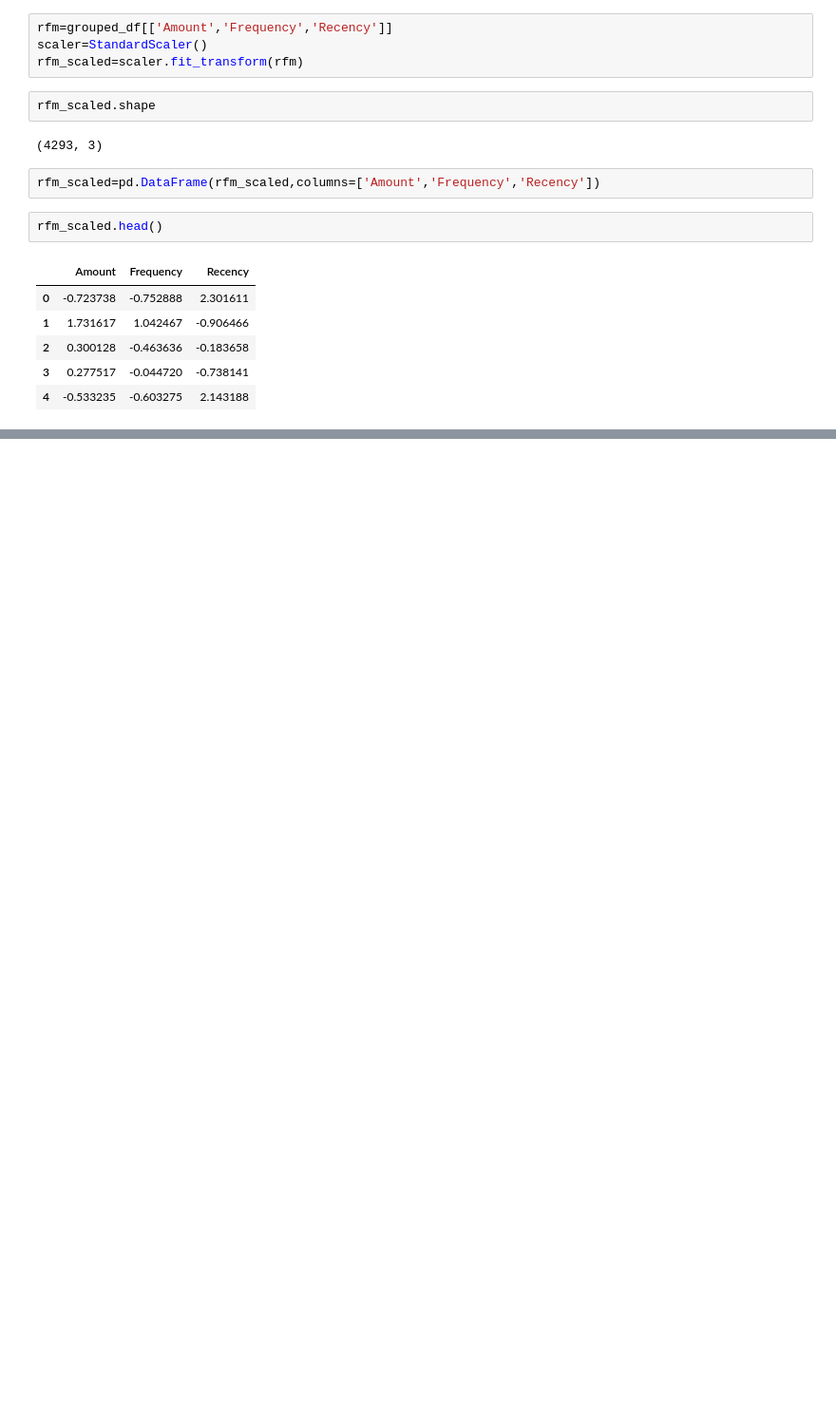
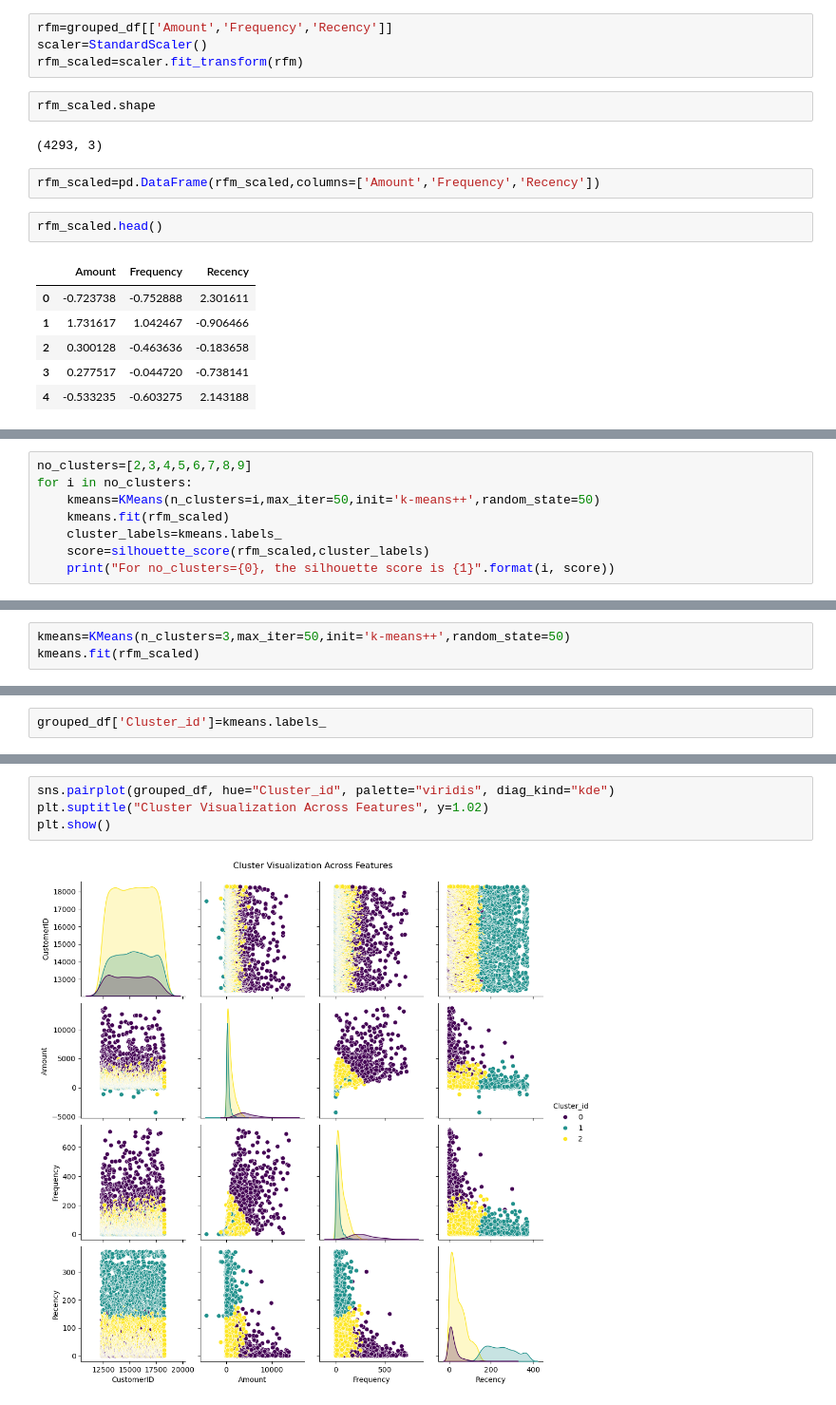
Before and after one commit to shekharHimanshuBang/ML_Cluster, a Jupyter notebook: CustomerSegmentation.ipynb, the cells around one changed output, grey strips where cells are left out. Shown at 95% size. Cells and saved outputs as stored; diff of their text form; blank space fills up the shorter version.

```diff
--- a/CustomerSegmentation.ipynb
+++ b/CustomerSegmentation.ipynb
@@ -260,0 +274,8 @@ rfm_scaled.head()
+# %%
+no_clusters=[2,3,4,5,6,7,8,9]
+for i in no_clusters:
+    kmeans=KMeans(n_clusters=i,max_iter=50,init='k-means++',random_state=50)
+    kmeans.fit(rfm_scaled)
+    cluster_labels=kmeans.labels_
+    score=silhouette_score(rfm_scaled,cluster_labels)
+    print("For no_clusters={0}, the silhouette score is {1}".format(i, score))
@@ -260,0 +291,3 @@ rfm_scaled.head()
+# %%
+kmeans=KMeans(n_clusters=3,max_iter=50,init='k-means++',random_state=50)
+kmeans.fit(rfm_scaled)
@@ -260,0 +296,2 @@ rfm_scaled.head()
+# %%
+grouped_df['Cluster_id']=kmeans.labels_
@@ -260,0 +307,6 @@ rfm_scaled.head()
+# %%
+sns.pairplot(grouped_df, hue="Cluster_id", palette="viridis", diag_kind="kde")
+plt.suptitle("Cluster Visualization Across Features", y=1.02)
+plt.show()
+# %% [output]
+[figure, added]
```
Also changed, not shown: parts of 13 cells of this notebook.
